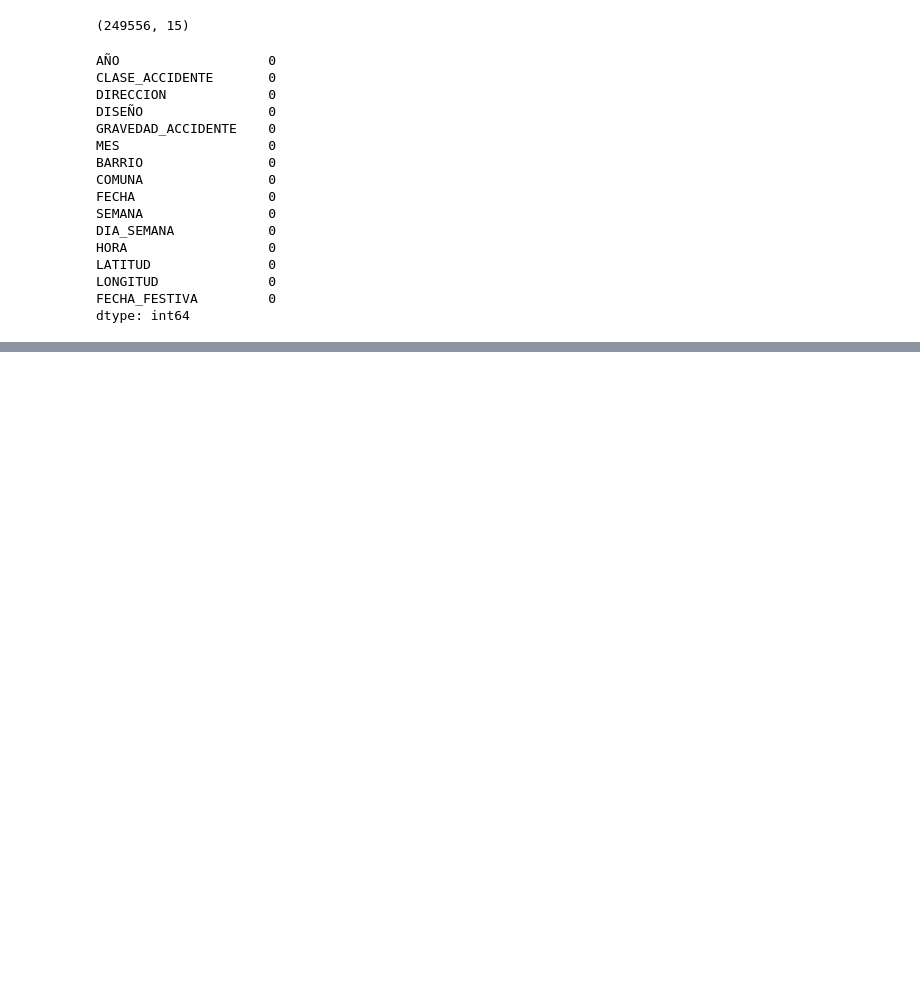
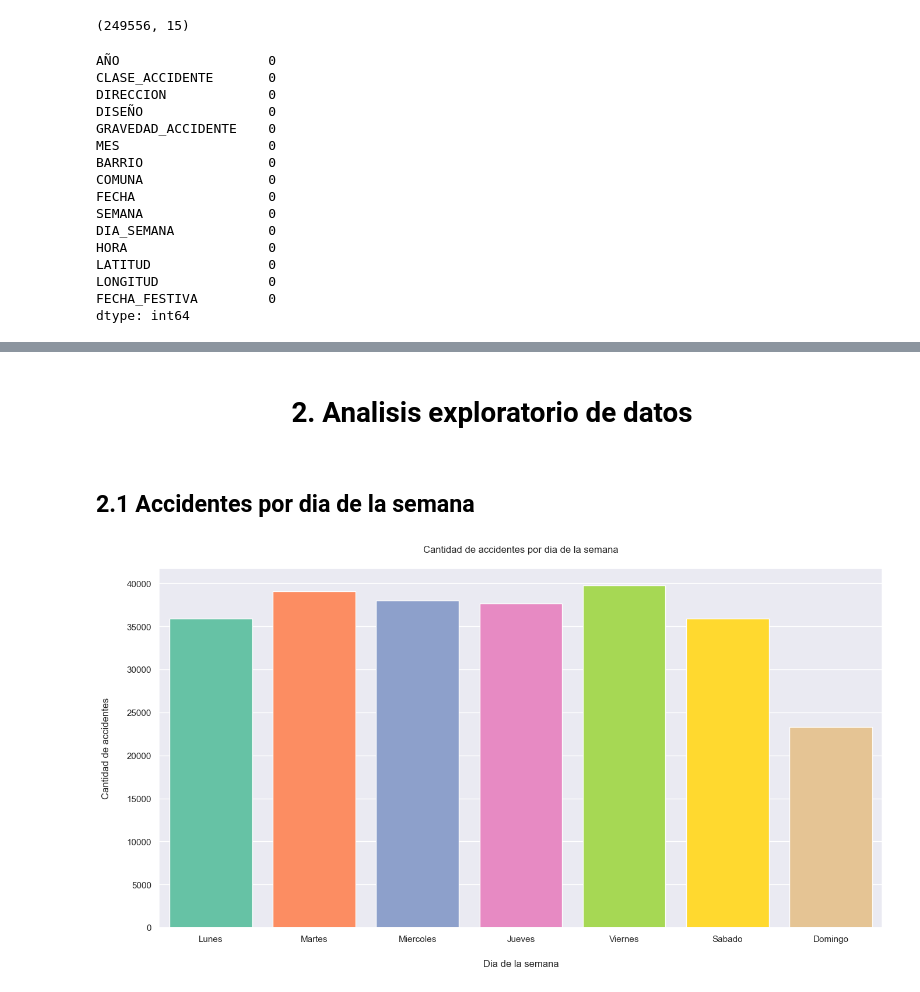
Before and after one commit to dgilrua/proyecto2-analitica, a Jupyter notebook: main.ipynb, the cells around one changed output, grey strips where cells are left out. Saved outputs shown, nothing was run; the diff lists cells and outputs as text; code cells hidden in the pictures; blank space fills up the shorter version.

Commit message:
datos .geojson agregados y analisis exploratorio

```diff
--- a/main.ipynb
+++ b/main.ipynb
@@ -8,3 +11,9 @@ import holidays
+# %%
+#Establecer estilo de los graficos
+sns.set(style="darkgrid", palette="Set2",)
+
+# Ignorar advertencias de tipo FutureWarning
+warnings.filterwarnings("ignore", category=FutureWarning)
 # %% [markdown]
 <center>
 
@@ -615,0 +635,22 @@ df.to_csv('incidentes_viales_procesado.csv', sep=',', encoding='utf-8', index=Fa
+# %% [markdown]
+<center>
+
+# 2. Analisis exploratorio de datos
+</center>
+# %%
+#Carga del dataset procesado
+df = pd.read_csv('incidentes_viales_procesado.csv', sep=',', encoding='utf-8')
+# %% [markdown]
+
+
+## 2.1 Accidentes por dia de la semana
+# %%
+#Cantidad de accidentes por dia de la semana
+fig, ax = plt.subplots(figsize=(16, 8))
+sns.countplot(data=df, x='DIA_SEMANA', order=['Lunes', 'Martes', 'Miercoles', 'Jueves', 'Viernes', 'Sabado', 'Domingo'], saturation=1)
+plt.title('Cantidad de accidentes por dia de la semana', pad=20)
+plt.xlabel('Dia de la semana', labelpad=20)
+plt.ylabel('Cantidad de accidentes', labelpad=20)
+plt.show()
+# %% [output]
+[figure, added]
```
Also changed, not shown: parts of 13 cells of this notebook, 2 other files.
